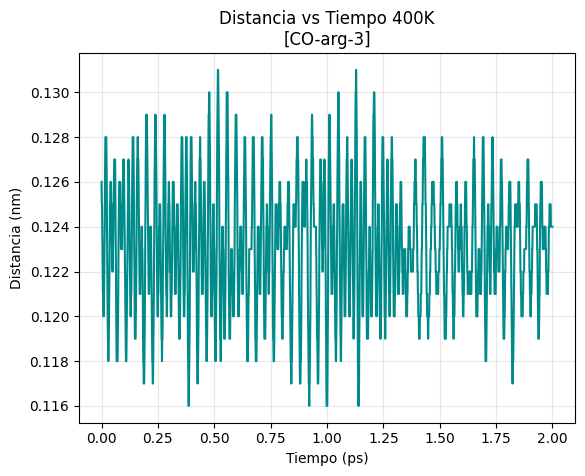
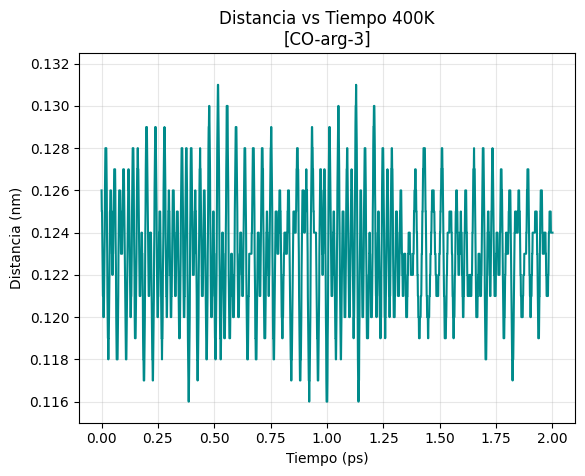
The notebook cell's code change between the first figure and the second:
--- before
+++ after
@@ -4,4 +4,5 @@
 plt.ylabel("Distancia (nm)") 
 plt.title("Distancia vs Tiempo 400K\n" + r"[CO-arg-3]") 
+plt.ylim(0.115,0.1325)
 plt.grid(alpha=0.3)
 plt.show()

Commit: Añadimos límites ylim